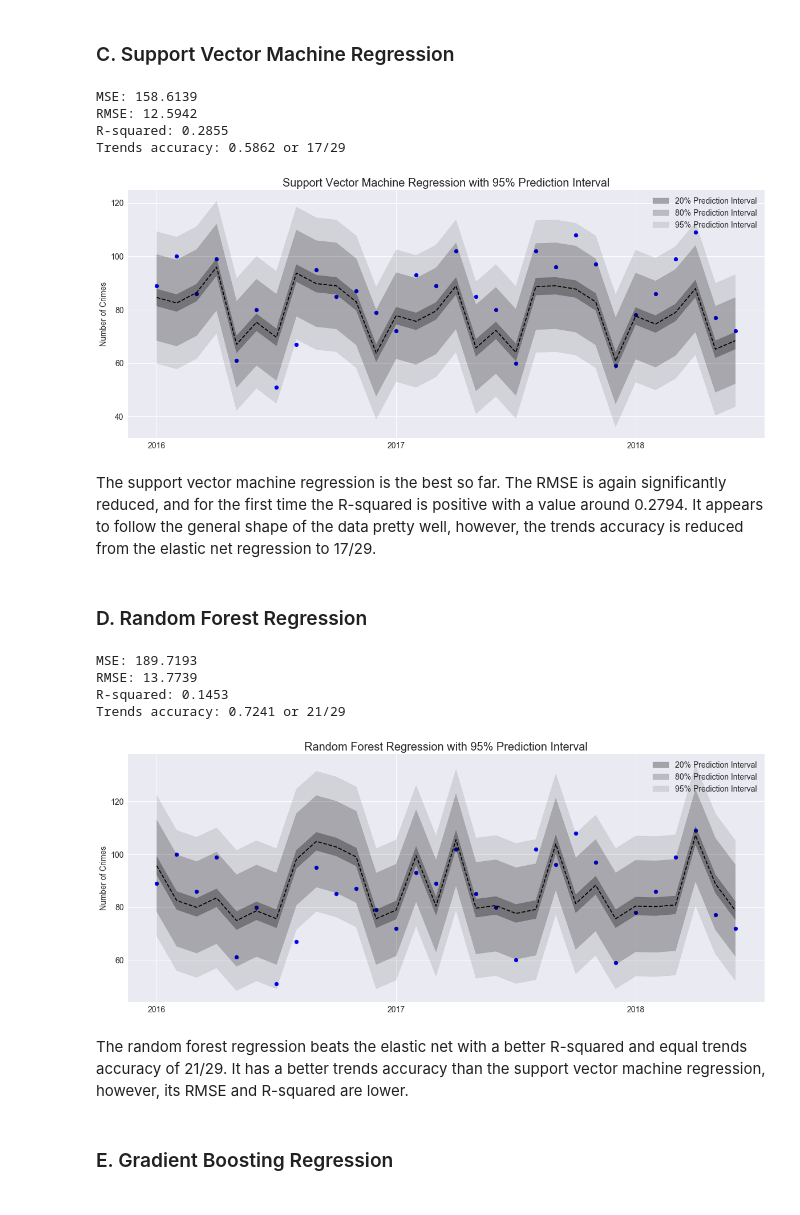
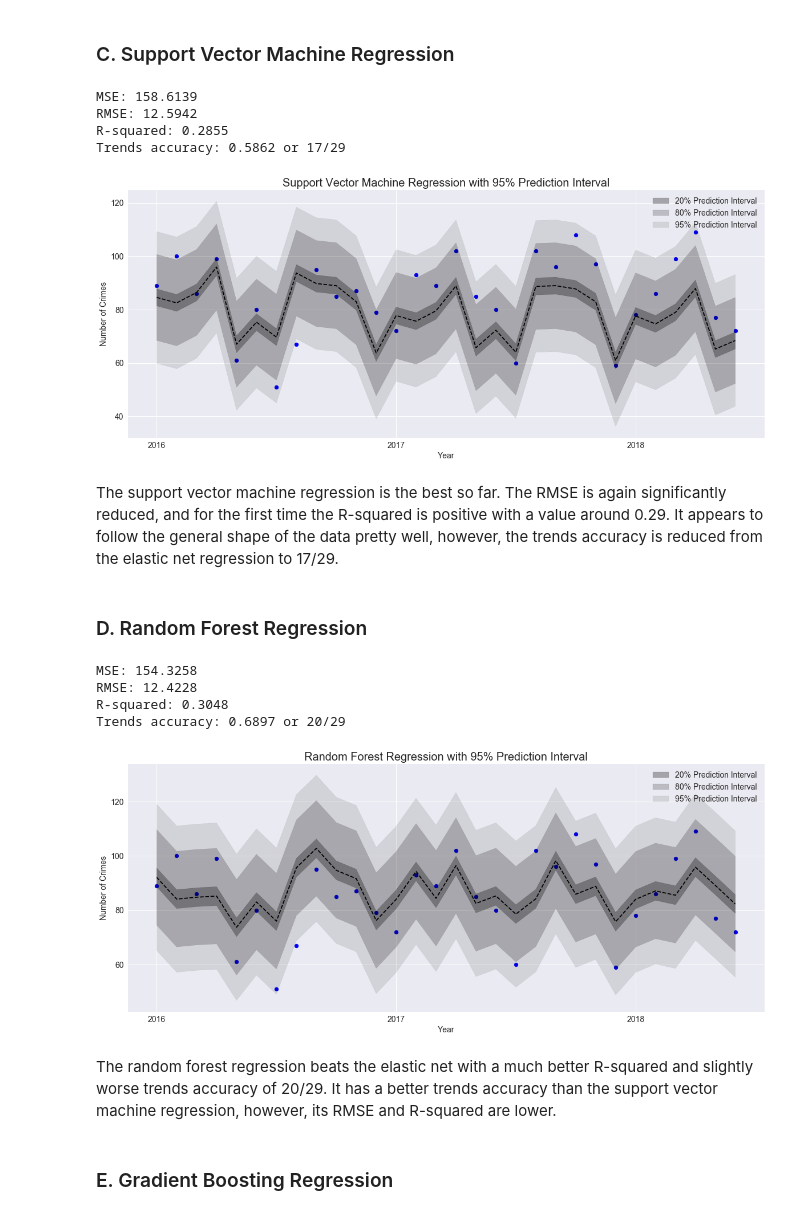
Before and after one commit to pspratling/Forecasting-Crime-around-the-Georgia-Tech-Campus, a Jupyter notebook: Project/Regression.ipynb, the cells around one changed output. Cells and saved outputs as stored; diff of their text form; code cells hidden in the pictures.

```diff
--- a/Project/Regression.ipynb
+++ b/Project/Regression.ipynb
@@ -314,28 +319,47 @@ def summary_statistics(y_obs, y_pred, n, test=False):
     return mse, r_squared
 # %%
 #functions used for cross validation and hyperparameter tuning
-def calc_fold_mse(pipeline, X, y, params):
+def calc_fold_mse(clf, X, y, params):
+    """
+    clf: sklearn classifier
+    X: feature matrix
+    y: predictor values array
+    params: dictionary of classifier parameters
+
+    Performs a time series cross validation with the inputted data. returns mse calculated
+    """
     train_size = 48
     sample_size = len(y)
     errors = np.zeros(sample_size-train_size)
     y_pred = np.zeros(sample_size-train_size)
     i = 0
-    pipeline.set_params(**params)
+    clf.set_params(**params)
     while train_size < sample_size:
-        pipeline.fit(X[:train_size], y[:train_size])
-        y_pred[i] = pipeline.predict(X[train_size].reshape(1, -1))
+        clf.fit(X[:train_size], y[:train_size])
+        y_pred[i] = clf.predict(X[train_size].reshape(1, -1))
         errors[i] = y[train_size] - y_pred[i]
         train_size += 1
         i += 1
     mse = np.square(errors).sum()/len(errors)
     return mse
 
-def grid_search_cv(pipeline, X, y, param_names, param_vals):
+def grid_search_cv(clf, X, y, param_names, param_vals):
+    """
+    clf: sklearn classifier
+    X: feature matrix
+    y: predictor values array
+    param_names: list of parameter names to change
+    param_vals: list of lists of corresponding parameter values to grid search over
+
+    Performs a grid search cross-validation, calling calc_fold_mse for each possible
+    combination of parameter values. Returns best calculated mse with the best parameter
+    values
+    """
     best_mse = np.inf
     best_params = None
     for comb in itertools.product(*param_vals):
         params = {name:val for name, val in zip(param_names, comb)}
-        mse = calc_fold_mse(pipeline, X, y, params)
+        mse = calc_fold_mse(clf, X, y, params)
         if mse < best_mse:
             best_mse = mse
             best_params = params
@@ -681,32 +705,34 @@ fig, ax = plt.subplots(figsize=(20, 8))
 y_pred_svr = pipeline_svr.predict(X_test)
 summary_statistics(y_test, y_pred_svr, len(X_train[0]), test=True)
 plot_fit(y_test, y_pred_svr, ax=ax, test=True, test_mse=best_mse_svr)
-ax.set_title('Support Vector Machine Regression with 95% Prediction Interval');
+ax.set_title('Support Vector Machine Regression with 95% Prediction Interval')
+ax.set_xlabel('Year');
 # %% [output]
 MSE: 158.6139
 RMSE: 12.5942
 R-squared: 0.2855
 Trends accuracy: 0.5862 or 17/29
-[figure, old version]
+[figure, new version]
 # %% [markdown]
-The support vector machine regression is the best so far. The RMSE is again significantly reduced, and for the first time the R-squared is positive with a value around 0.2794. It appears to follow the general shape of the data pretty well, however, the trends accuracy is reduced from the elastic net regression to 17/29.
+The support vector machine regression is the best so far. The RMSE is again significantly reduced, and for the first time the R-squared is positive with a value around 0.29. It appears to follow the general shape of the data pretty well, however, the trends accuracy is reduced from the elastic net regression to 17/29.
 # %% [markdown]
 ### D. Random Forest Regression
 # %%
 #plotting results
 fig, ax = plt.subplots(figsize=(20, 8))
 y_pred_rf = pipeline_rf.predict(X_test)
 summary_statistics(y_test, y_pred_rf, len(X_train[0]), test=True)
 plot_fit(y_test, y_pred_rf, ax=ax, test=True, test_mse=best_mse_rf)
-ax.set_title('Random Forest Regression with 95% Prediction Interval');
+ax.set_title('Random Forest Regression with 95% Prediction Interval')
+ax.set_xlabel('Year');
 # %% [output]
-MSE: 189.7193
-RMSE: 13.7739
-R-squared: 0.1453
-Trends accuracy: 0.7241 or 21/29
+MSE: 154.3258
+RMSE: 12.4228
+R-squared: 0.3048
+Trends accuracy: 0.6897 or 20/29
-[figure, old version]
+[figure, new version]
 # %% [markdown]
-The random forest regression beats the elastic net with a better R-squared and equal trends accuracy of 21/29. It has a better trends accuracy than the support vector machine regression, however, its RMSE and R-squared are lower.
+The random forest regression beats the elastic net with a much better R-squared and slightly worse trends accuracy of 20/29. It has a better trends accuracy than the support vector machine regression, however, its RMSE and R-squared are lower.
 # %% [markdown]
 ### E. Gradient Boosting Regression
 # %%
```
Also changed, not shown: parts of 30 cells of this notebook.
